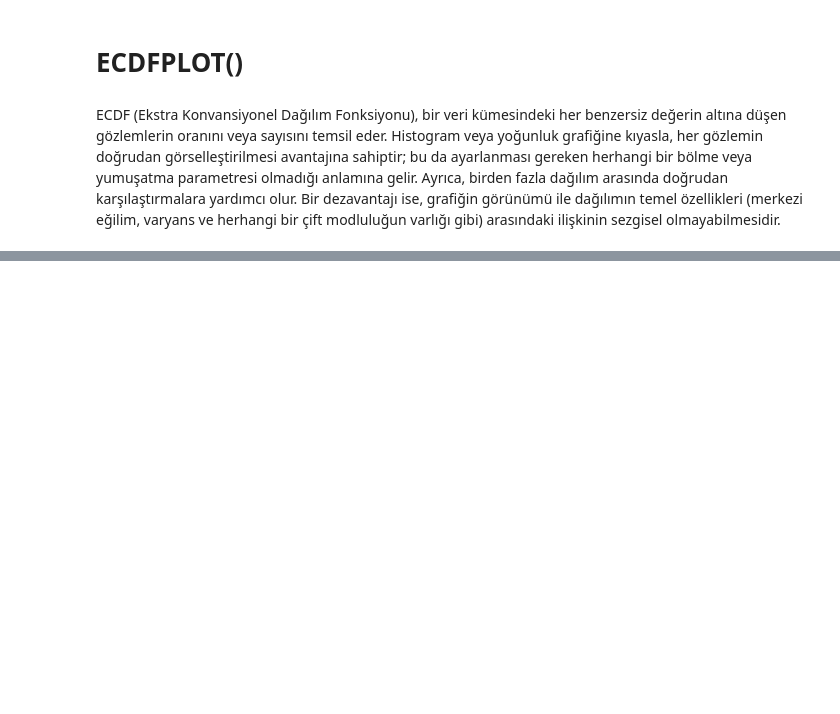
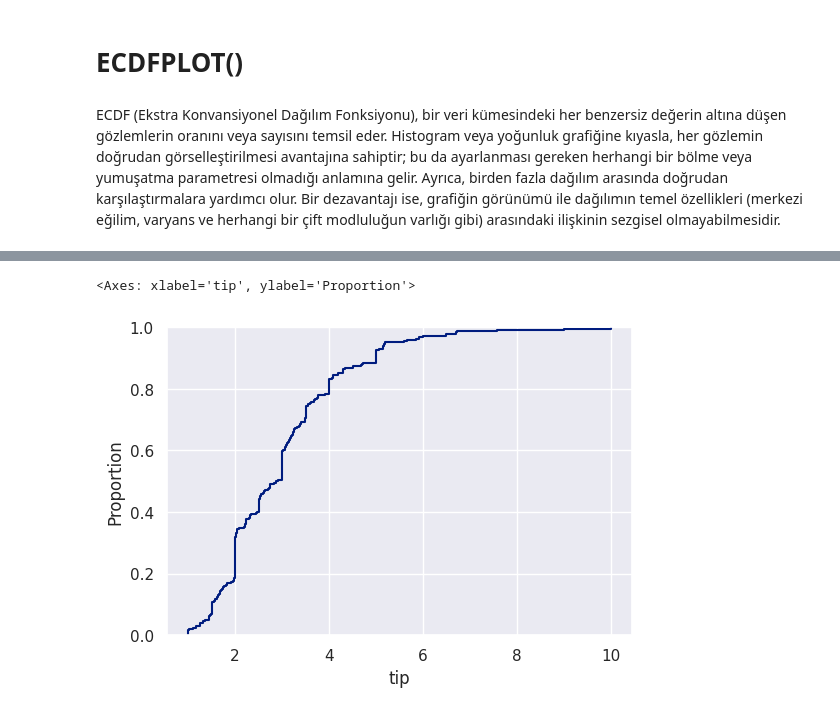
Before and after one commit to azem46/Python_Colab_Handbook, a Jupyter notebook: Python_Veri_Görsellestirme.ipynb, the cells around one changed output, grey strips where cells are left out. Cells and saved outputs as stored; diff of their text form; code cells hidden in the pictures; blank space fills up the shorter version.

```diff
--- a/Python_Veri_Görsellestirme.ipynb
+++ b/Python_Veri_Görsellestirme.ipynb
@@ -797,3 +797,7 @@ sns.histplot(
 # **ECDFPLOT()**
 # %% [markdown]
 ECDF (Ekstra Konvansiyonel Dağılım Fonksiyonu), bir veri kümesindeki her benzersiz değerin altına düşen gözlemlerin oranını veya sayısını temsil eder. Histogram veya yoğunluk grafiğine kıyasla, her gözlemin doğrudan görselleştirilmesi avantajına sahiptir; bu da ayarlanması gereken herhangi bir bölme veya yumuşatma parametresi olmadığı anlamına gelir. Ayrıca, birden fazla dağılım arasında doğrudan karşılaştırmalara yardımcı olur. Bir dezavantajı ise, grafiğin görünümü ile dağılımın temel özellikleri (merkezi eğilim, varyans ve herhangi bir çift modluluğun varlığı gibi) arasındaki ilişkinin sezgisel olmayabilmesidir.
+# %%
+#verimizi alalım.
+
+tips= sns.load_dataset("tips")
@@ -799,0 +838,12 @@ ECDF (Ekstra Konvansiyonel Dağılım Fonksiyonu), bir veri kümesindeki her ben
+# %%
+sns.set_style("darkgrid") # Bu kod, Seaborn grafiklerinin genel görünümünü 'darkgrid' stiline ayarlar.
+                         # 'darkgrid', koyu renkli bir ızgaraya sahip bir arka plan sağlar.
+                         # Diğer stil seçenekleri arasında 'whitegrid', 'dark', 'white' ve 'ticks' bulunur.
+# %%
+sns.ecdfplot(
+    data=tips,
+    x='tip',
+)
+# %% [output]
+<Axes: xlabel='tip', ylabel='Proportion'>
+[figure, added]
```
Also changed, not shown: parts of 52 cells of this notebook.
